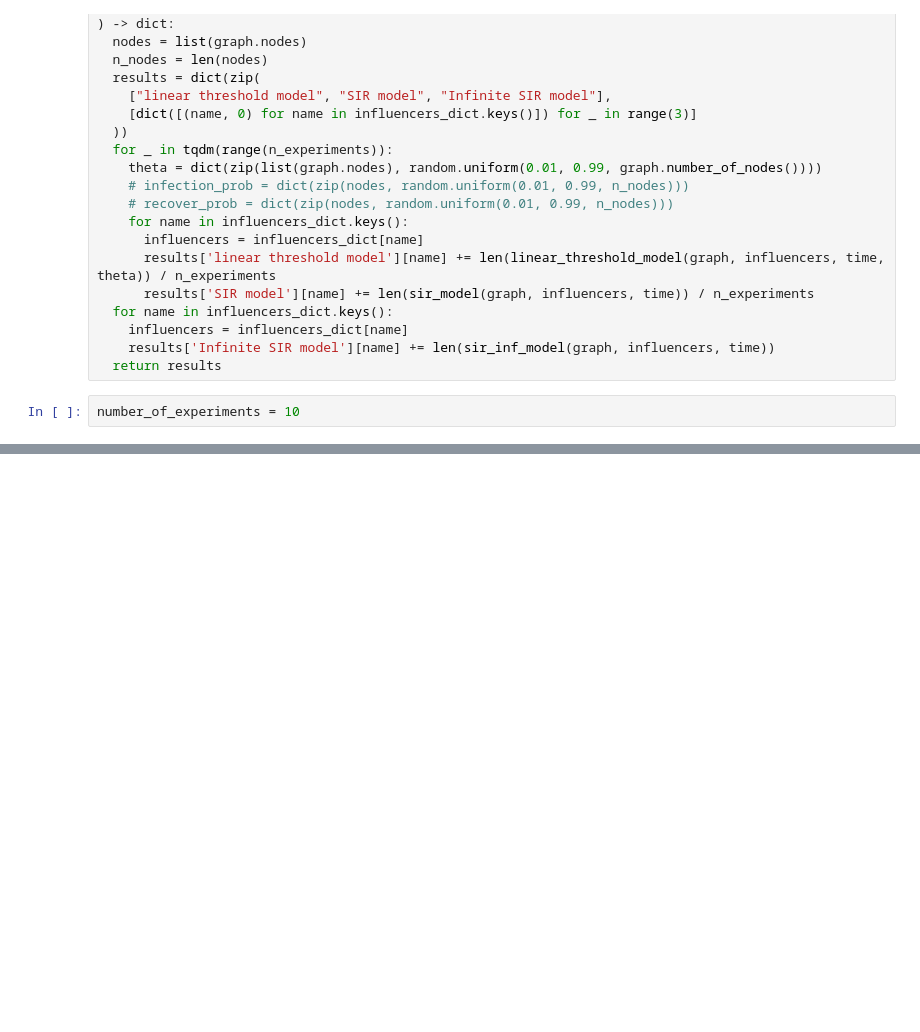
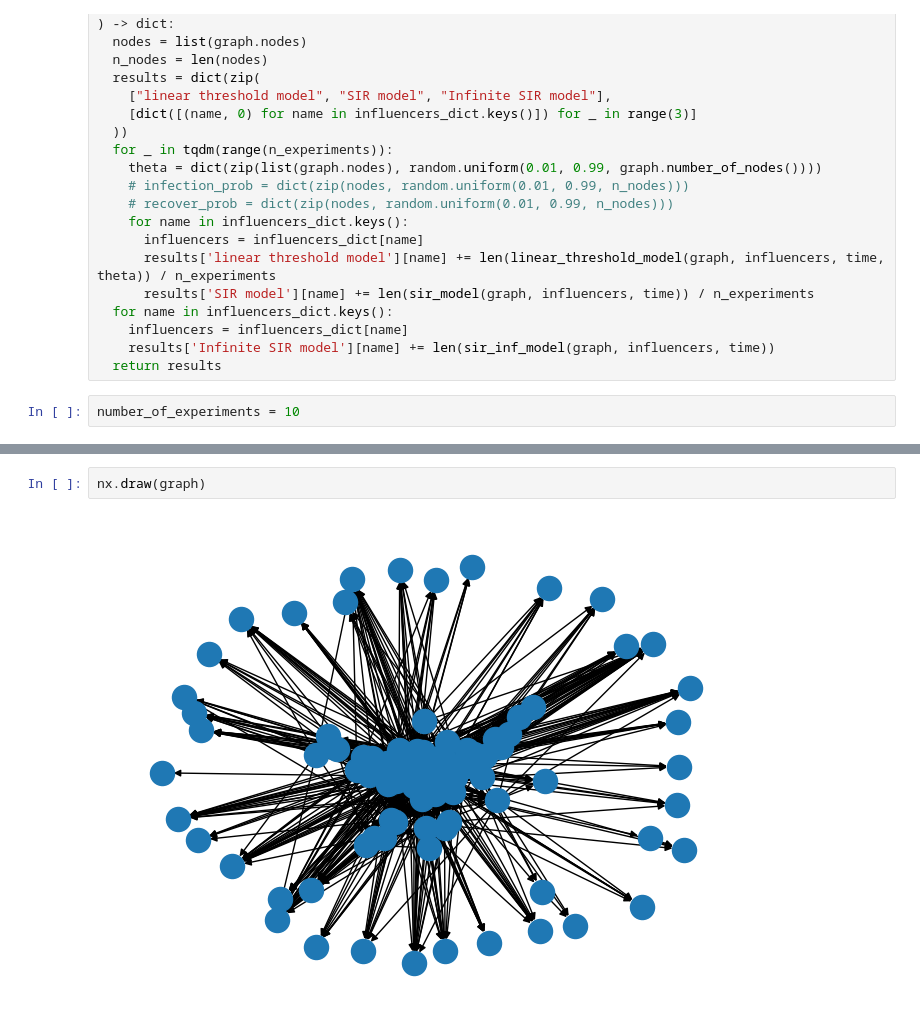
Before and after one commit to OafishSpark/InfluencerSearchAlgorithms, a Jupyter notebook: ModelingNetworkz.ipynb, the cells around one changed output, grey strips where cells are left out. Cells and saved outputs as stored; diff of their text form; blank space fills up the shorter version.

```diff
--- a/ModelingNetworkz.ipynb
+++ b/ModelingNetworkz.ipynb
@@ -203,0 +255,4 @@ for
+# %%
+nx.draw(graph)
+# %% [output]
+[figure, added]
```
Also changed, not shown: parts of 14 cells of this notebook.
